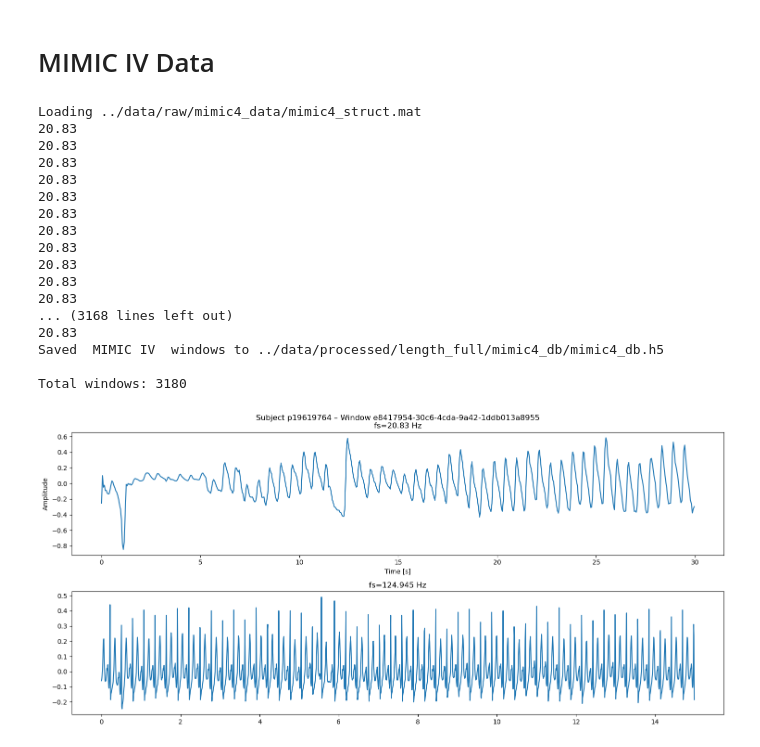
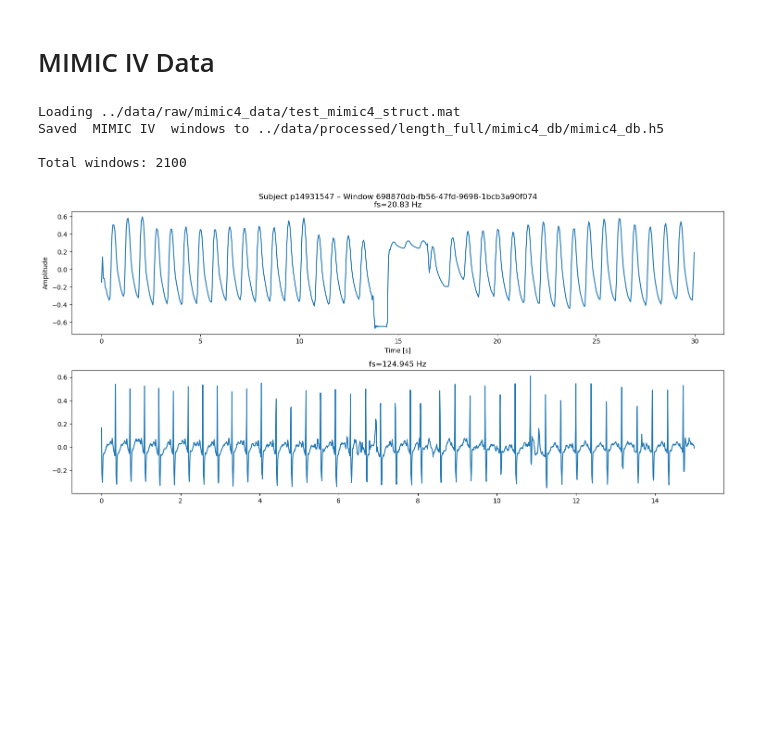
Before and after one commit to ShayanRiyaz/Heart_Rhythm_Analysis, a Jupyter notebook: notebooks/step_2_concatenate_datasets.ipynb, the cells around one changed output. Drawn from its saved outputs; the diff is of its cells as text; code cells hidden in the pictures; blank space fills up the shorter version.

```diff
--- a/notebooks/step_2_concatenate_datasets.ipynb
+++ b/notebooks/step_2_concatenate_datasets.ipynb
@@ -176,7 +176,7 @@ if __name__ == "__main__":
 # MIMIC III General Subset
 # %%
 def main():
-    root_path = os.path.join('../data/raw/mimic3_data/mimic3_struct_output.mat')
+    root_path = os.path.join('../data/raw/mimic3_data/test_mimic3_struct.mat')
     out_filename = 'mimic3_db'
     out_path = os.path.join('../data/processed/length_full/mimic3_db')
 
@@ -240,51 +227,38 @@ np.random.seed(42)
 def main():
     substring = ''
     file_name = f'_{substring}' if len(substring) > 0 else ""
-    root_path = os.path.join(f'../data/raw/mimic4_data/mimic4{file_name}_struct.mat')
+    root_path = os.path.join(f'../data/raw/mimic4_data/test_mimic4{file_name}_struct.mat')
     out_filename = f'mimic4{file_name}_db'
     out_path = os.path.join(f'../data/processed/length_full/{out_filename}')
 
     if not os.path.exists(out_path):
         os.mkdir(out_path)
     fs_in = 62.5
     fs_out = 20.83
     config = {
         "input_dir": root_path,
         "output_dir":  out_path,
         "fs_in": fs_in,
         "fs_out": fs_out,
         "window_size_sec": 30,
         "scale_type": "norm",
         "decimate_signal": True,
         "zero_phase": True,
         "out_filename": out_filename
     }
     if bSetUpDB:
         etl = MimicETL(config)
         out_file = etl.process()
         print(f"Saved {substring} MIMIC IV  windows to", out_file)
     df = load_as_df(out_path,out_filename)
     display(df.head(10))
     return df
 if __name__ == "__main__":
     df_mimic4_gen = main()
 # %% [output]
-Loading ../data/raw/mimic4_data/mimic4_struct.mat
-20.83
-20.83
-20.83
-20.83
-20.83
-20.83
-20.83
-20.83
-20.83
-20.83
-20.83
-... (3168 lines left out)
-20.83
+Loading ../data/raw/mimic4_data/test_mimic4_struct.mat
 Saved  MIMIC IV  windows to ../data/processed/length_full/mimic4_db/mimic4_db.h5
 
-Total windows: 3180
+Total windows: 2100
-[figure, old version]
+[figure, new version]
 |  | subject | window_id | rec_id | label | ppg_fs_out | ekg_fs_out | raw_len | proc_len | duration_raw_s | ... |
```
Also changed, not shown: parts of 2 cells of this notebook, 1 other file.
